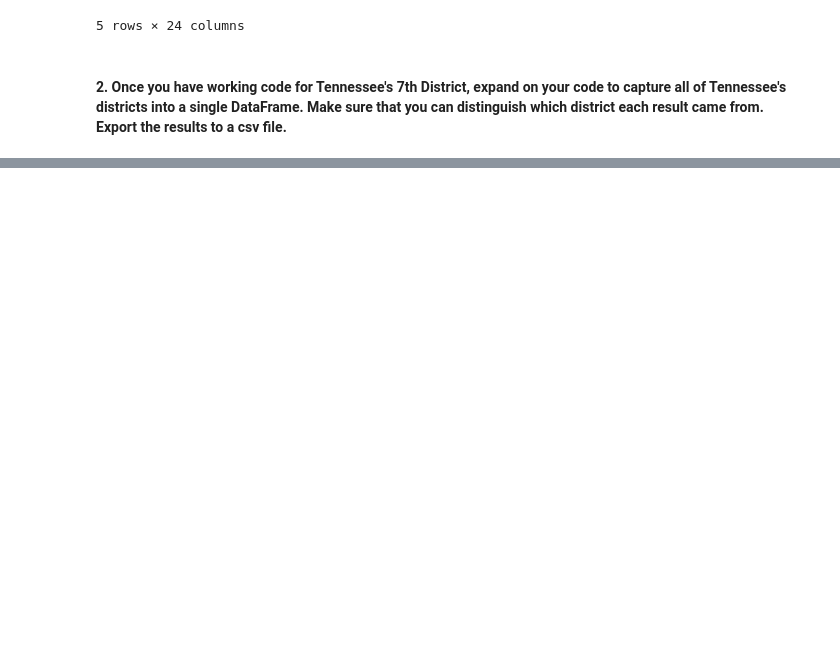
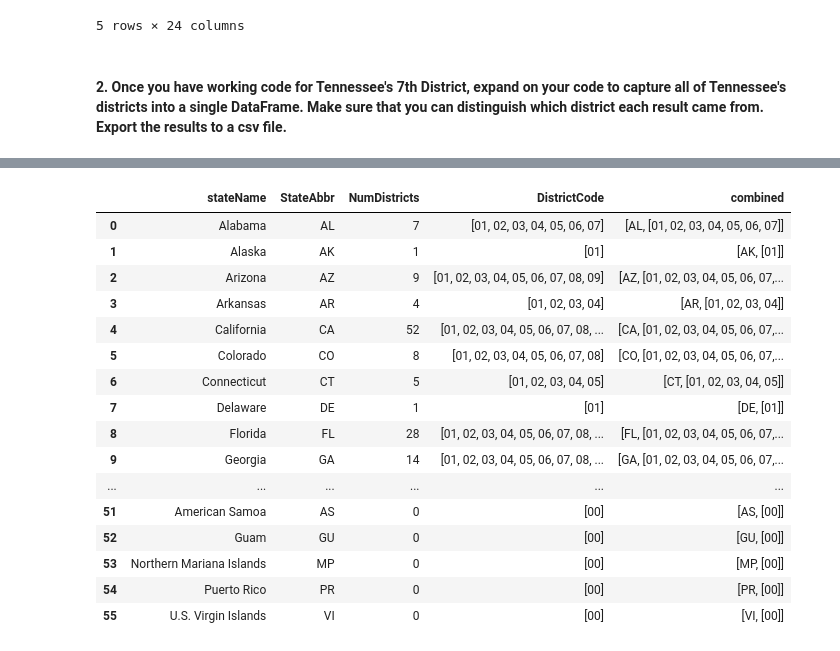
Before and after one commit to nss-data-science-cohort-8/open-secrets-reeses, a Jupyter notebook: nitin_open_secrets_reeses.ipynb, the cells around one changed output, grey strips where cells are left out. Cells and saved outputs as stored; diff of their text form; code cells hidden in the pictures; blank space fills up the shorter version.

```diff
--- a/nitin_open_secrets_reeses.ipynb
+++ b/nitin_open_secrets_reeses.ipynb
@@ -117,0 +155,9 @@ StateDistrictframe
+# %%
+import pandas as pd
+webpage_url = "https://en.wikipedia.org/wiki/List_of_states_and_territories_of_the_United_States"
+webpage_tables = pd.read_html(webpage_url)
+states_df = webpage_tables[1]
+states_df = states_df.rename(columns={'Flag, name and postal abbreviation[8]':'stateName','Flag, name and postal abbreviation[8].1':'StateAbbr','Reps.':"NumDistricts"})
+states_df = states_df.drop(columns={'Cities','Ratification or admission[A]','Population (2020)[10]','Total area[11]'})
+states_df.columns = states_df.columns.droplevel()
+states_df
@@ -117,0 +182,7 @@ StateDistrictframe
+# %%
+Fed_district_df = webpage_tables[2]
+Fed_district_df = Fed_district_df.rename(columns={'Flag, name and postal abbreviation[8]':'stateName','Flag, name and postal abbreviation[8].1':'StateAbbr','Reps.':"NumDistricts"})
+Fed_district_df = Fed_district_df.drop(columns={'Established','Population [10]','Total area[11]'})
+Fed_district_df.columns = Fed_district_df.columns.droplevel()
+Fed_district_df['NumDistricts']='0'
+Fed_district_df
@@ -117,0 +192,7 @@ StateDistrictframe
+# %%
+territories_df= webpage_tables[3]
+territories_df= territories_df.rename(columns={'Name and postal abbreviation[8]':'stateName','Name and postal abbreviation[8].1':'StateAbbr','Reps.':"NumDistricts"})
+territories_df = territories_df.drop(columns={'Capital','Acquired [15]','Territorial status[16]','Population [10][17]','Total area[11]'})
+territories_df.columns = territories_df.columns.droplevel()
+territories_df['NumDistricts']='0'
+territories_df
@@ -117,0 +206,4 @@ StateDistrictframe
+# %%
+state_district_df = pd.concat([states_df,Fed_district_df,territories_df],ignore_index=True)
+state_district_df['NumDistricts'] = state_district_df['NumDistricts'].astype(int)
+state_district_df
@@ -117,0 +228,36 @@ StateDistrictframe
+# %%
+def arrangeDistricts(num):
+    defaultList=['00']
+    returnList=[]
+    if(num > 0):
+        for i in range(1,num+1):
+            if(i<10):
+                returnList.append('0'+ str(i))
+            else:
+                returnList.append(str(i))
+
+        return returnList
+
+    return defaultList
+
+state_district_df['DistrictCode'] = state_district_df['NumDistricts'].apply(arrangeDistricts)
+state_district_df['combined'] = state_district_df[['StateAbbr','DistrictCode']].values.tolist()
+state_district_df
+# %% [output]
+|  | stateName | StateAbbr | NumDistricts | DistrictCode | combined |
+| 0 | Alabama | AL | 7 | [01, 02, 03, 04, 05, 06, 07] | [AL, [01, 02, 03, 04, 05, 06, 07]] |
+| 1 | Alaska | AK | 1 | [01] | [AK, [01]] |
+| 2 | Arizona | AZ | 9 | [01, 02, 03, 04, 05, 06, 07, 08, 09] | [AZ, [01, 02, 03, 04, 05, 06, 07,... |
+| 3 | Arkansas | AR | 4 | [01, 02, 03, 04] | [AR, [01, 02, 03, 04]] |
+| 4 | California | CA | 52 | [01, 02, 03, 04, 05, 06, 07, 08, ... | [CA, [01, 02, 03, 04, 05, 06, 07,... |
+| 5 | Colorado | CO | 8 | [01, 02, 03, 04, 05, 06, 07, 08] | [CO, [01, 02, 03, 04, 05, 06, 07,... |
+| 6 | Connecticut | CT | 5 | [01, 02, 03, 04, 05] | [CT, [01, 02, 03, 04, 05]] |
+| 7 | Delaware | DE | 1 | [01] | [DE, [01]] |
+| 8 | Florida | FL | 28 | [01, 02, 03, 04, 05, 06, 07, 08, ... | [FL, [01, 02, 03, 04, 05, 06, 07,... |
+| 9 | Georgia | GA | 14 | [01, 02, 03, 04, 05, 06, 07, 08, ... | [GA, [01, 02, 03, 04, 05, 06, 07,... |
+| ... | ... | ... | ... | ... | ... |
+| 51 | American Samoa | AS | 0 | [00] | [AS, [00]] |
+| 52 | Guam | GU | 0 | [00] | [GU, [00]] |
+| 53 | Northern Mariana Islands | MP | 0 | [00] | [MP, [00]] |
+| 54 | Puerto Rico | PR | 0 | [00] | [PR, [00]] |
+| 55 | U.S. Virgin Islands | VI | 0 | [00] | [VI, [00]] |
```
Also changed, not shown: parts of 9 cells of this notebook.
